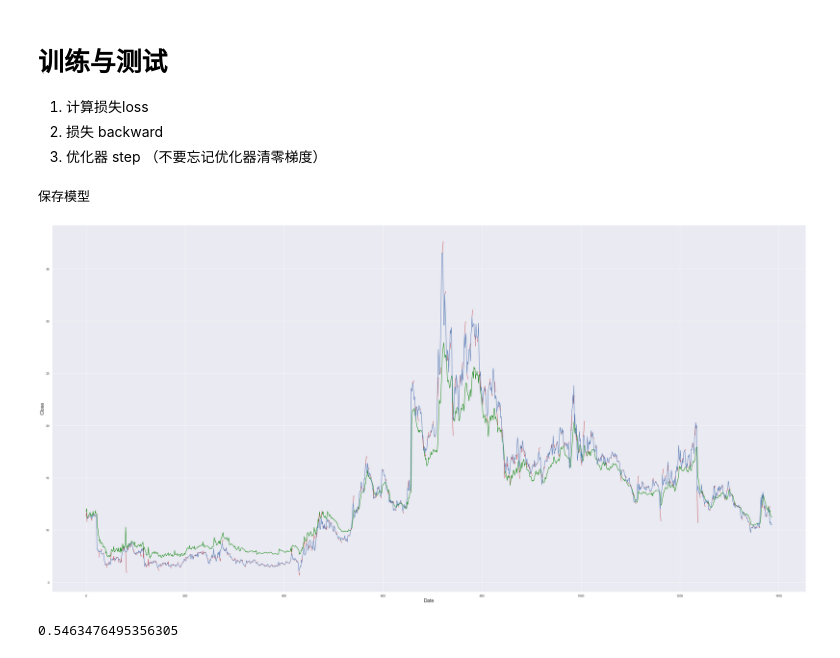
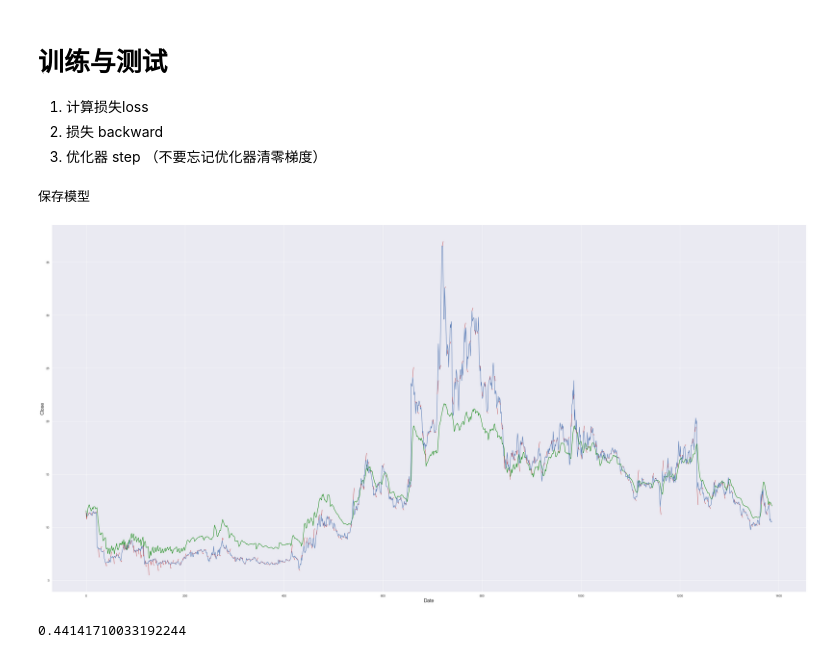
Before and after one commit to sjchasel/stock_prediction, a Jupyter notebook: 深度学习模型/lstm.ipynb, the cells around one changed output. Saved outputs shown, nothing was run; the diff lists cells and outputs as text; code cells hidden in the pictures.

```diff
--- a/深度学习模型/lstm.ipynb
+++ b/深度学习模型/lstm.ipynb
@@ -78,5 +77,3 @@ class Model(nn.Module):
         a, b, c = h_n.shape
         out2 = self.linear_layer(h_n.reshape(a*b, c))
         return out2
-# %%
-GD = GetData()
@@ -99,3 +80,21 @@ print(len(test_y))
+# %%
+class Model2(nn.Module):
+    def __init__(self, n):
+        super(Model2, self).__init__()
+        self.lstm_layer = nn.LSTM(input_size=n, hidden_size=128, batch_first=True)
+        self.lstm_layer2 = nn.LSTM(input_size=128, hidden_size=64, batch_first=True)
+        self.linear_layer = nn.Linear(in_features=64, out_features=1, bias=True)
+    def forward(self, x):
+#         print(x.shape)#torch.Size([20, 5, 45])
+        out1, (h_n, h_c) = self.lstm_layer(x)
+#         print(out1.shape)#torch.Size([20, 5, 128])
+#         print(h_n.shape)#torch.Size([1, 20, 128])
+#         print(h_c.shape)#torch.Size([1, 20, 128])
+        a, b, c = h_n.shape
+        out2, (h_n2, h_c2) = self.lstm_layer2(out1)
+        a2, b2, c2 = h_n2.shape
+        out2 = self.linear_layer(h_n2.reshape(a2*b2, c2))
+        return out2
 # %% [markdown]
 # 训练与测试
 1. 计算损失loss
@@ -156,7 +155,7 @@ def train_model(epoch, train_dataLoader, test_dataLoader):
 def test_model(test_dataLoader_):
     pred = []
     label = []
-    model_ = Model(fea)
+    model_ = Model2(fea)
     model_.load_state_dict(torch.load("lstm_.pth"))
     model_.eval()
     total_test_loss = 0
@@ -187,6 +186,7 @@ def plot_img(data, pred):
     plt.show()
 # %%
 if __name__ == '__main__':
+    seed_torch(1122)
     # 参数
     days_num = 5
     epoch = 20
@@ -194,37 +194,37 @@ if __name__ == '__main__':
     batch_size = 20
     early_stop = 5
 
     # 初始化模型
-    model = Model(fea)
+    model = Model2(fea)
 
     # 数据处理部分
     GD = GetData()
     x_train, x_test, y_train, y_test = GD.process_data(days_num)
     # print(x_train)
     x_train = torch.tensor(x_train).float()
     x_test = torch.tensor(x_test).float()
     y_train = torch.tensor(y_train).float()
     y_test = torch.tensor(y_test).float()
     train_data = TensorDataset(x_train, y_train)
     train_dataLoader = DataLoader(train_data, batch_size=batch_size)
     test_data = TensorDataset(x_test, y_test)
     test_dataLoader = DataLoader(test_data, batch_size=batch_size)
 
     # 损失函数和优化器
     loss_func = nn.MSELoss()
     optimizer = optim.Adam(model.parameters(), lr=0.001)
     train_model(epoch, train_dataLoader, test_dataLoader)
     p, y, test_loss = test_model(test_dataLoader)
 
     # 画图
     pred = [ele * (GD.close_max - GD.close_min) + GD.close_min for ele in p]
     data = [ele * (GD.close_max - GD.close_min) + GD.close_min for ele in y]
     plot_img(data, pred)
 # %% [output]
 保存模型
-[figure, old version]
+[figure, new version]
 # %%
 from get_rr import goodness_of_fit
 goodness_of_fit(pred, data)
 # %% [output]
-0.5463476495356305
+0.44141710033192244
```
Also changed, not shown: parts of 3 cells of this notebook, 12 other files.
